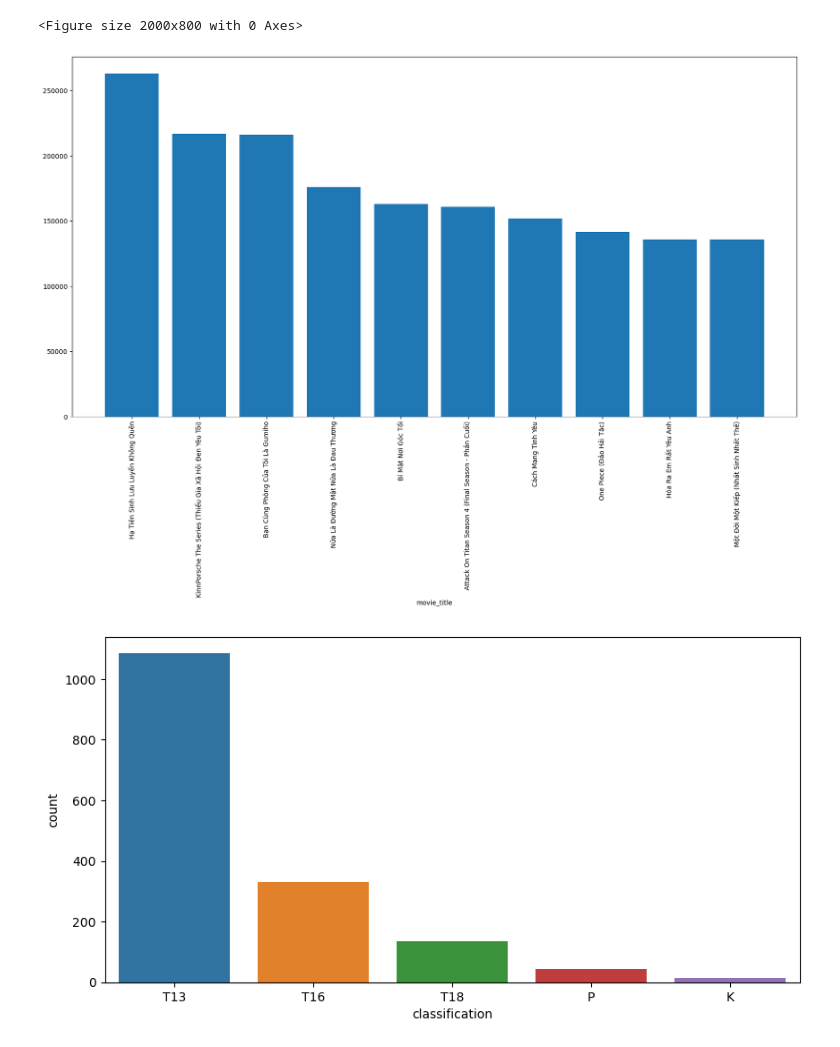
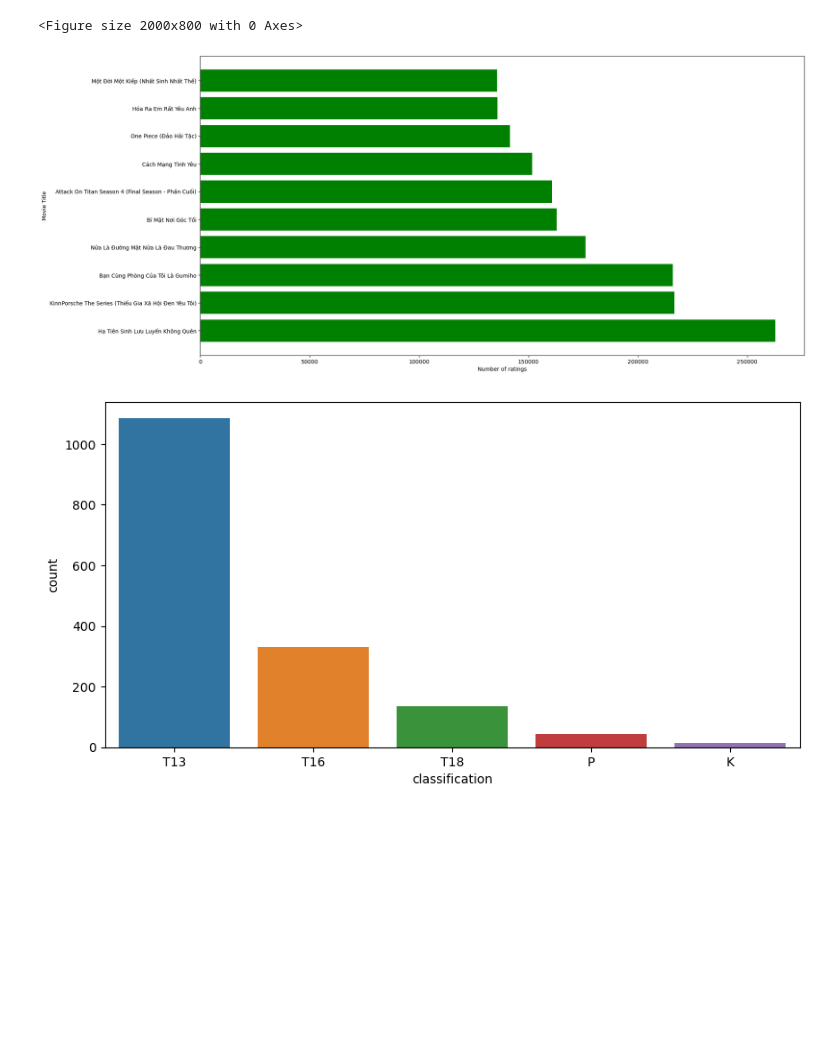
Before and after one commit to lamchi357/iQIYI, a Jupyter notebook: IQIYI.ipynb, the cells around one changed output. Cells and saved outputs as stored; diff of their text form; code cells hidden in the pictures; blank space fills up the shorter version.

```diff
--- a/IQIYI.ipynb
+++ b/IQIYI.ipynb
@@ -283,13 +283,13 @@ plt.figure(figsize = (20,8))
 # %%
 #Top các phim được người dùng xem nhiều
 top_movies = df4.sort_values(by='number_of_rating', ascending=False)
 top_10_movies = top_movies.head(10)
-plt.bar(top_10_movies['movie_title'], top_10_movies['number_of_rating'])
-plt.xticks(rotation=90)
-plt.xlabel('movie_title')
+plt.barh(top_10_movies['movie_title'], top_10_movies['number_of_rating'], color = 'green')
+plt.ylabel('Movie Title')
+plt.xlabel('Number of ratings')
 plt.show()
 # %% [output]
-[figure, old version]
+[figure, new version]
 # %%
 #Giới hạn độ tuổi của các phim
 sns.countplot(x='classification',data = df4)
```
Also changed, not shown: parts of 4 cells of this notebook.
